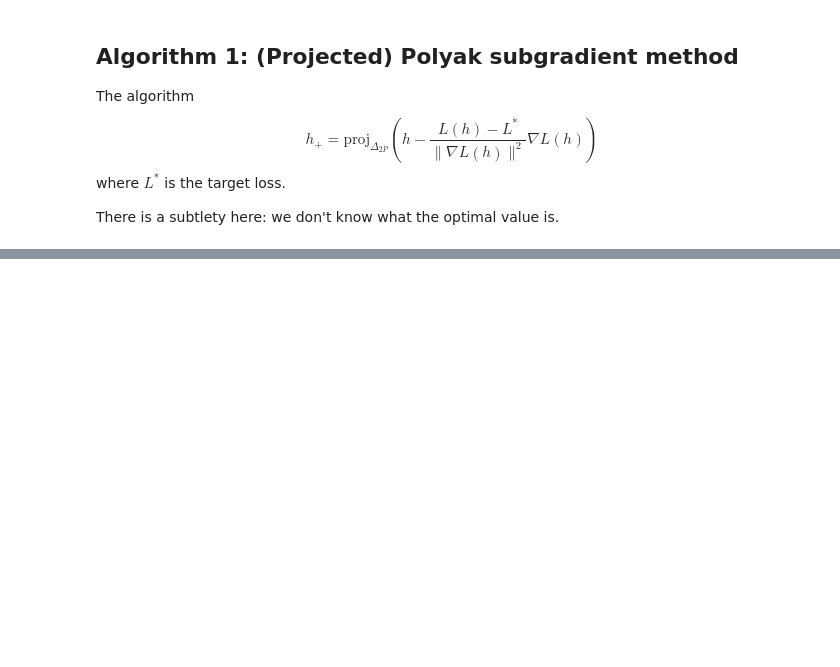
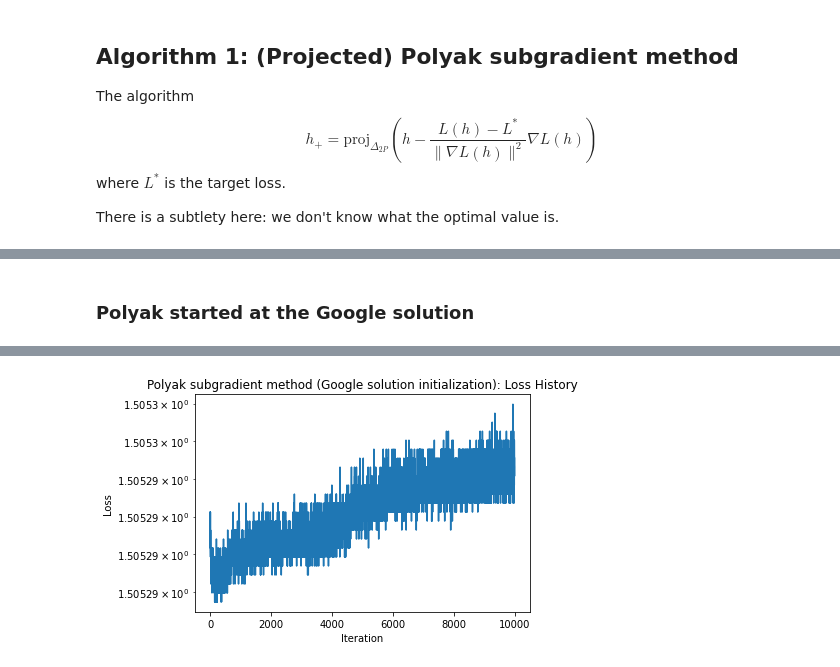
Before and after one commit to damek/alpha_evolve_problem_B1, a Jupyter notebook: problemb1.ipynb, the cells around one changed output, grey strips where cells are left out. Saved outputs shown, nothing was run; the diff lists cells and outputs as text; code cells hidden in the pictures; blank space fills up the shorter version.

Commit message:
fix: update loss values in Problem B1, implement Polyak subgradient method with enhanced tracking, and adjust print frequency for iterations

```diff
--- a/problemb1.ipynb
+++ b/problemb1.ipynb
@@ -371 +370,33 @@ Best loss found: 1.5235641124400379
 [figure]
+# %% [markdown]
+### Polyak started at the Google solution
+# %%
+
+height_params_polyak_google = height_params_google.data.detach().clone() # initialize variable at google's solution.
+height_params_polyak_google.requires_grad = True
+
+# if loss history exists, append to it
+# if 'loss_history_polyak_google' not in locals():
+loss_history_polyak_google = []
+max_iter = 10000
+target_loss_google = 1.505292
+print_every = 100
+
+# if 'min_loss_found_polyak_google' not in locals():
+min_loss_found_polyak_google = float('inf')
+
+# if 'best_height_params_polyak_google' not in locals():
+best_height_params_polyak_google = height_params_polyak_google.data.clone()
+
+print("Starting Polyak subgradient method")
+best_height_params_polyak_google, min_loss_found_polyak_google, loss_history_polyak_google = polyak_subgradient_method(height_params_polyak_google, loss_fn, max_iter, target_loss_google, print_every, loss_history_polyak_google, min_loss_found_polyak_google, best_height_params_polyak_google)
+
+print("Best loss found:", min_loss_found_polyak_google)
+
+# semilogy plot of loss history
+plt.semilogy(loss_history_polyak_google)
+plt.xlabel("Iteration")
+plt.ylabel("Loss")
+plt.title("Polyak subgradient method (Google solution initialization): Loss History")
+plt.show()
+# %% [output]
@@ -371,0 +420 @@ Best loss found: 1.5235641124400379
+[figure, added]
```
Also changed, not shown: parts of 6 cells of this notebook.
